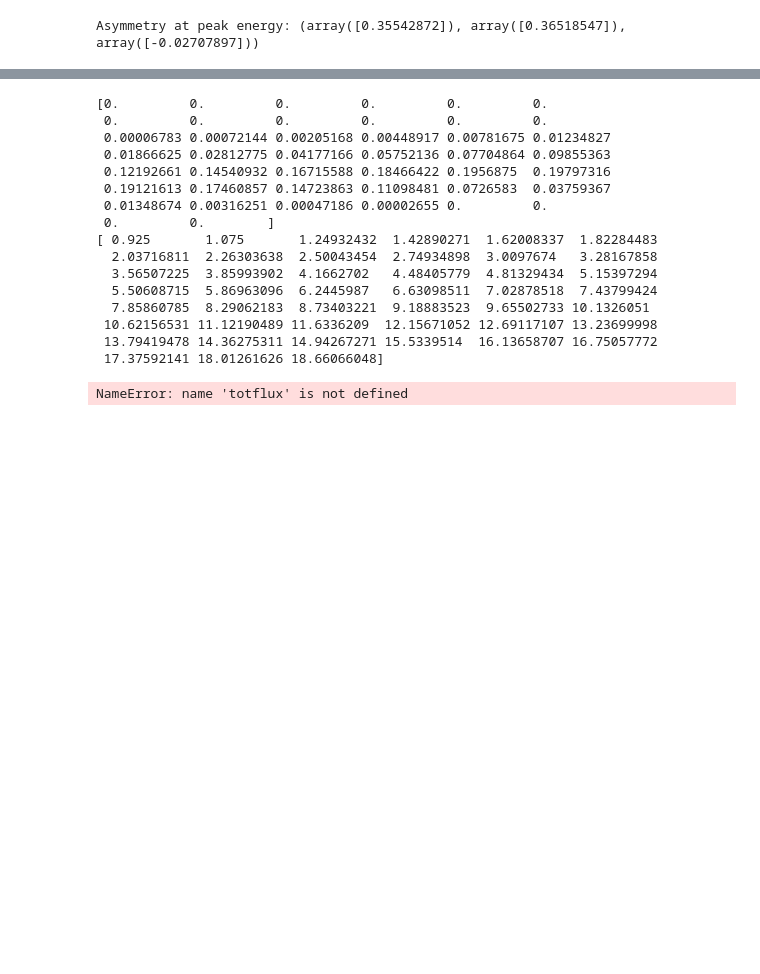
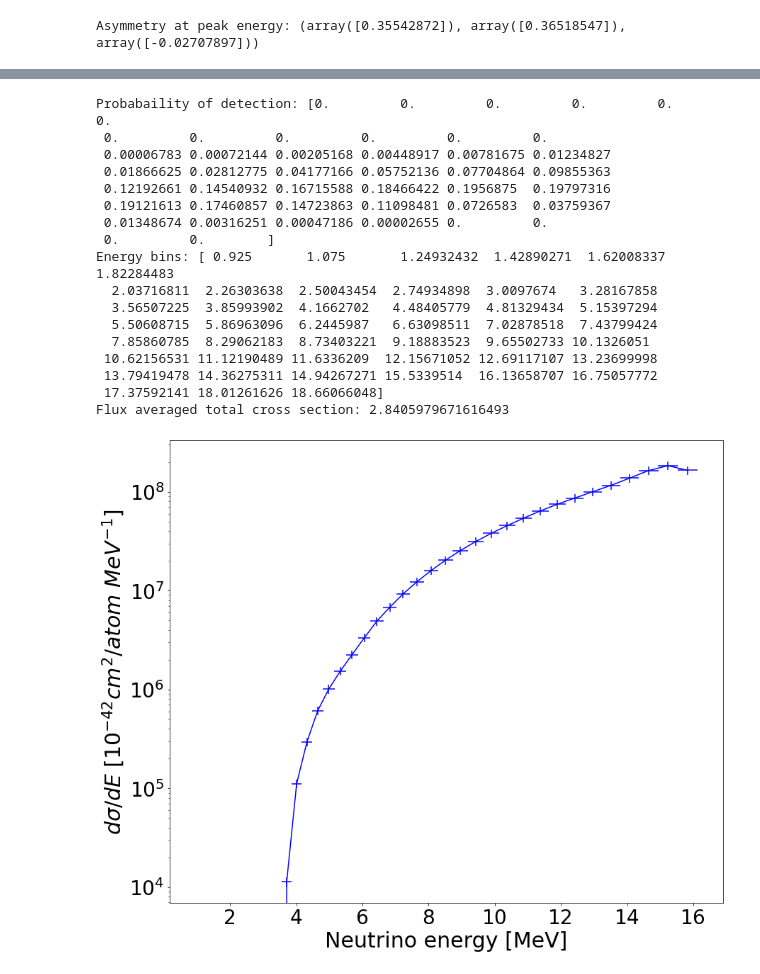
Before and after one commit to nlane314/soLAr-sens, a Jupyter notebook: notebooks/projsens.ipynb, the cells around one changed output, grey strips where cells are left out. Drawn from its saved outputs; the diff is of its cells as text; code cells hidden in the pictures; blank space fills up the shorter version.

```diff
--- a/notebooks/projsens.ipynb
+++ b/notebooks/projsens.ipynb
@@ -30,6 +30,7 @@ SSMfluxB8 = 5.46e6 #/ cm^2 s  SSM variant: B16-GS98, uncer = 12%
 # add SNO B8 flux measurement
 
 inEres = 0.15 # assumed percentage energy resolution at 1 MeV
+cserr = 0.1 # percentage cross section error
 
 Smd12 = 5.13e-5 # global solar mass-squared diff
 Rmd12 = 7.42e-5 # reactor " "
@@ -356,44 +357,42 @@ Mean selection efficiency: 0.42921915978019426
-# %%
-n, binedges = np.histogram(Ev, edges, density=True) # bin edges taken
-
-print(n)
-print(binedges)
-
-print(totflux)
-# %% [output]
-[0.         0.         0.         0.         0.         0.
- 0.         0.         0.         0.         0.         0.
- 0.00006783 0.00072144 0.00205168 0.00448917 0.00781675 0.01234827
- 0.01866625 0.02812775 0.04177166 0.05752136 0.07704864 0.09855363
- 0.12192661 0.14540932 0.16715588 0.18466422 0.1956875  0.19797316
- 0.19121613 0.17460857 0.14723863 0.11098481 0.0726583  0.03759367
- 0.01348674 0.00316251 0.00047186 0.00002655 0.         0.
- 0.         0.        ]
-[ 0.925       1.075       1.24932432  1.42890271  1.62008337  1.82284483
-  2.03716811  2.26303638  2.50043454  2.74934898  3.0097674   3.28167858
-  3.56507225  3.85993902  4.1662702   4.48405779  4.81329434  5.15397294
-  5.50608715  5.86963096  6.2445987   6.63098511  7.02878518  7.43799424
-  7.85860785  8.29062183  8.73403221  9.18883523  9.65502733 10.1326051
- 10.62156531 11.12190489 11.6336209  12.15671052 12.69117107 13.23699998
- 13.79419478 14.36275311 14.94267271 15.5339514  16.13658707 16.75057772
- 17.37592141 18.01261626 18.66066048]
-NameError: name 'totflux' is not defined
 # %%
 plt.figure(figsize=(14,12))
 
-print(len(n), len(totflux))
-print(np.mean(xsec))
+n, edges = np.histogram(Ev, edges, density=True) # bin edges taken
 
-crosssec = (n*numflux*np.mean(xsec))/fluxspec
+print('Probabaility of detection:', n)
+print('Energy bins:', edges)
+print('Flux averaged total cross section:', np.mean(xsec))
 
-plt.plot(xdata, crosssec, marker="x", color="blue")
+crosssec = (n*numflux*np.mean(xsec))/fluxspec # calculate cross section used in MARLEY
+
+plt.errorbar(xdata, crosssec, xerr=uncer, yerr=crosssec*cserr, marker='', color="blue", label=r'MARLEY cross section')
+
+plt.xlabel('Neutrino energy [MeV]',fontsize=30)
+plt.ylabel('$d\sigma/dE$ [$10^{-42} cm^{2}/atom\ MeV^{-1}$]',fontsize=30)
+
+plt.xticks(fontsize=28)
+plt.yticks(fontsize=28)
+
 plt.yscale('log')
-plt.xlabel('Neutrino energy [MeV]',fontsize=30)
-plt.xticks(fontsize=28)
-plt.ylabel('$d\sigma/dE$ [$10^{-42} cm^{2}/atom\ MeV^{-1}$]',fontsize=30)
-plt.yticks(fontsize=28)
-#plt.ylim(0,1)
-#plt.title("SNOwGLoBES", fontsize=20)
 
 plt.show()
+# %% [output]
+Probabaility of detection: [0.         0.         0.         0.         0.         0.
+ 0.         0.         0.         0.         0.         0.
+ 0.00006783 0.00072144 0.00205168 0.00448917 0.00781675 0.01234827
+ 0.01866625 0.02812775 0.04177166 0.05752136 0.07704864 0.09855363
+ 0.12192661 0.14540932 0.16715588 0.18466422 0.1956875  0.19797316
+ 0.19121613 0.17460857 0.14723863 0.11098481 0.0726583  0.03759367
+ 0.01348674 0.00316251 0.00047186 0.00002655 0.         0.
+ 0.         0.        ]
+Energy bins: [ 0.925       1.075       1.24932432  1.42890271  1.62008337  1.82284483
+  2.03716811  2.26303638  2.50043454  2.74934898  3.0097674   3.28167858
+  3.56507225  3.85993902  4.1662702   4.48405779  4.81329434  5.15397294
+  5.50608715  5.86963096  6.2445987   6.63098511  7.02878518  7.43799424
+  7.85860785  8.29062183  8.73403221  9.18883523  9.65502733 10.1326051
+ 10.62156531 11.12190489 11.6336209  12.15671052 12.69117107 13.23699998
+ 13.79419478 14.36275311 14.94267271 15.5339514  16.13658707 16.75057772
+ 17.37592141 18.01261626 18.66066048]
+Flux averaged total cross section: 2.8405979671616493
+[figure, added]
 # %%
```
Also changed, not shown: parts of 6 cells of this notebook.
